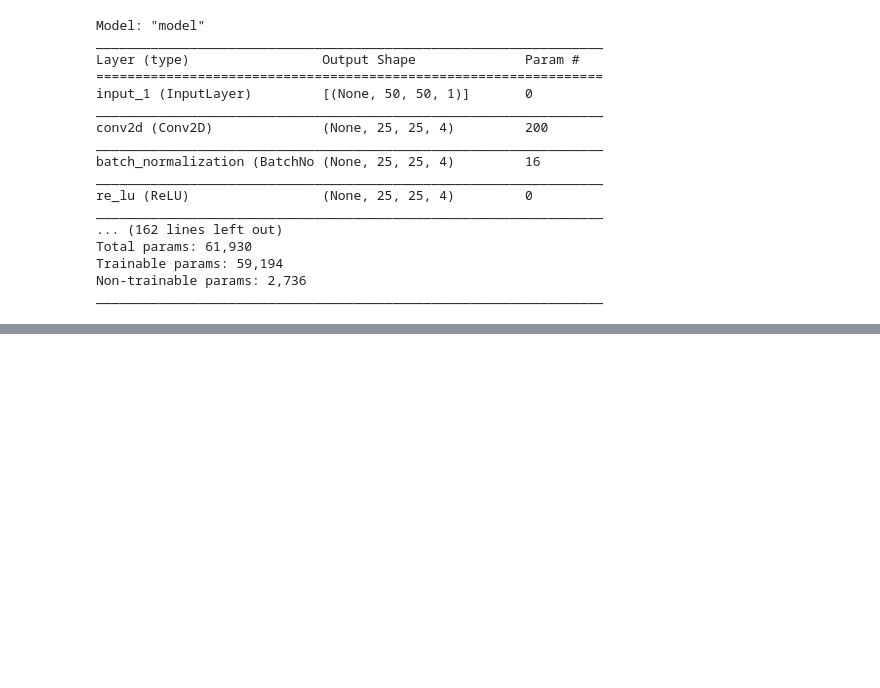
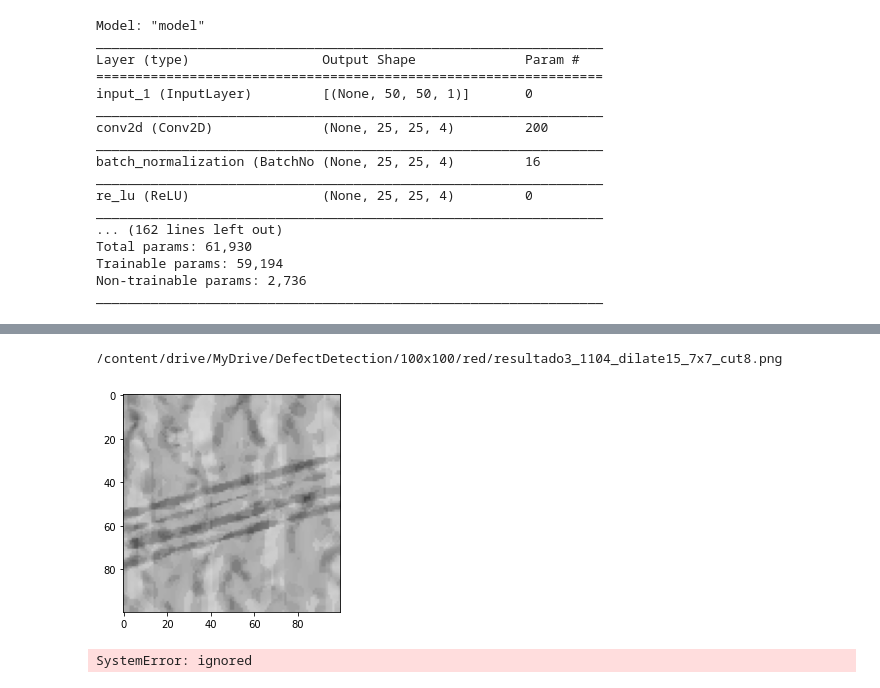
Before and after one commit to YuriiDenis/ML-tutties, a Jupyter notebook: simpleFCN.ipynb, the cells around one changed output, grey strips where cells are left out. Saved outputs shown, nothing was run; the diff lists cells and outputs as text; code cells hidden in the pictures; blank space fills up the shorter version.

```diff
--- a/simpleFCN.ipynb
+++ b/simpleFCN.ipynb
@@ -336,0 +348,23 @@ _________________________________________________________________
+# %%
+DATA_PATH = '/content/drive/MyDrive/DefectDetection/100x100/'
+d_b = DATA_PATH + 'blue/'
+d_r = DATA_PATH + 'red/'
+
+def fileList(source):
+    matches = []
+    for root, dirnames, filenames in os.walk(source):
+        for filename in filenames:
+            if filename.endswith(('.png', '.jpg')):
+                matches.append(os.path.join(root, filename))
+    return matches
+# %%
+l_r = fileList(d_r)
+l_b = fileList(l_r[o])
+# %%
+print(l_r[0])
+img = cv2.imread(l_r[0])
+plt.imshow(img, cmap='gray')
+plt.show()
+# %% [output]
+/content/drive/MyDrive/DefectDetection/100x100/red/resultado3_1104_dilate15_7x7_cut8.png
+[figure, added]
@@ -336,0 +377,5 @@ _________________________________________________________________
+# %%
+X = gen_set(l_r)
+print(X[0])
+# %% [output]
+SystemError: ignored
```
Also changed, not shown: parts of 5 cells of this notebook.
